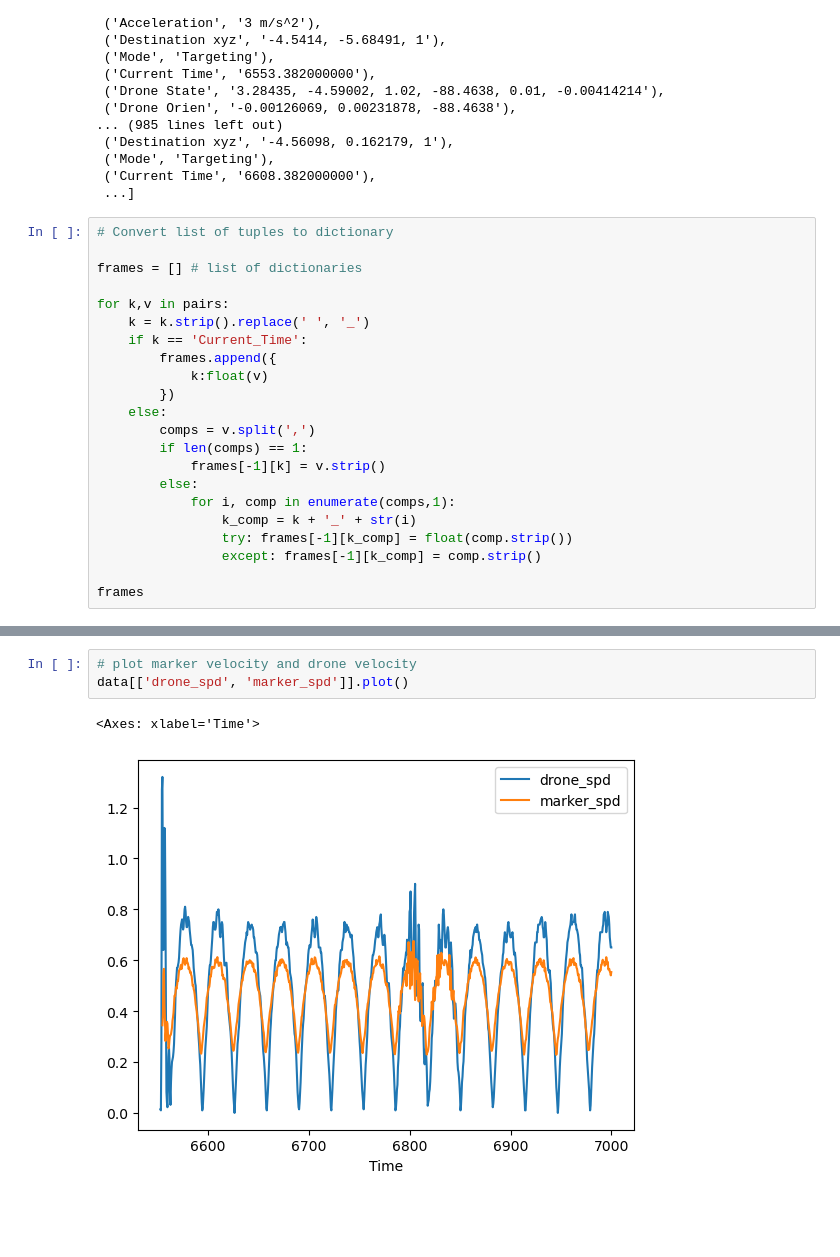
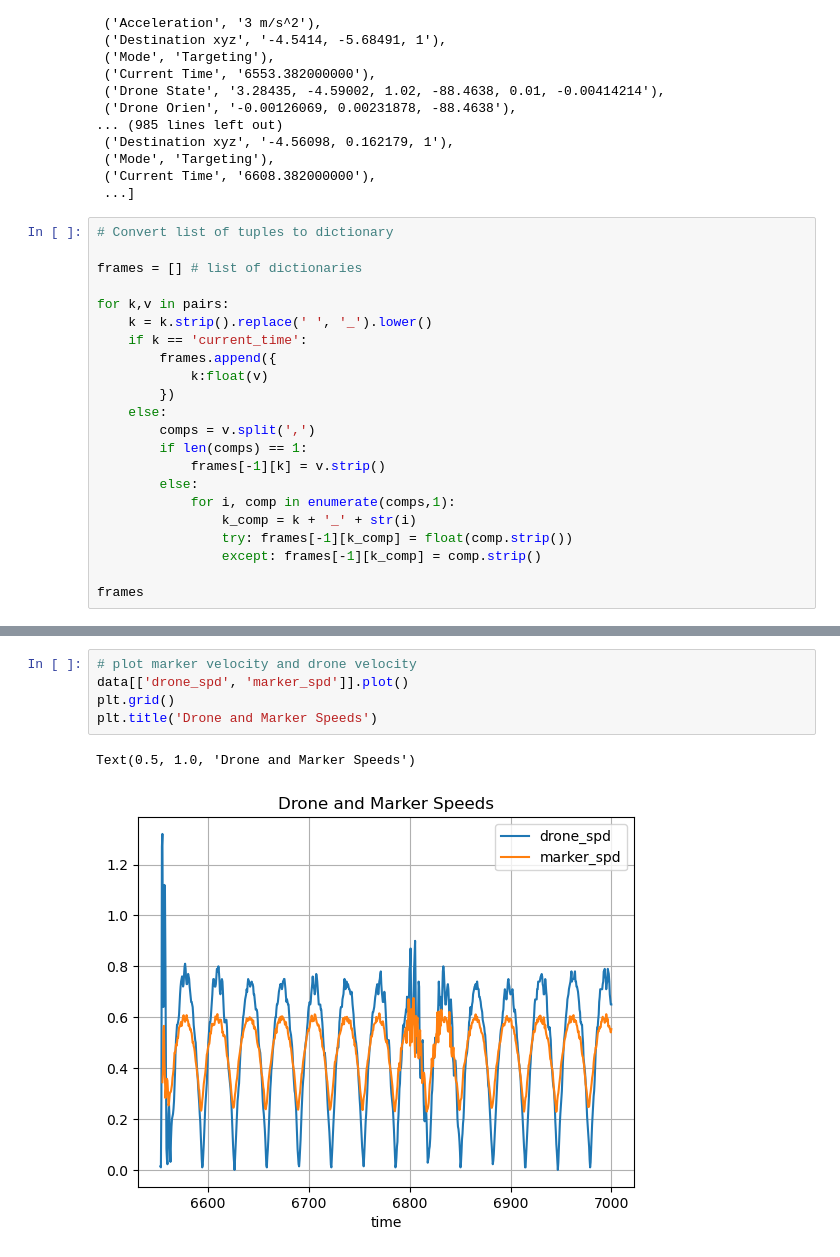
Before and after one commit to qphan02/RTX-Competition-UAV-data-analysis, a Jupyter notebook: flight_analysis.ipynb, the cells around one changed output, grey strips where cells are left out. Saved outputs shown, nothing was run; the diff lists cells and outputs as text; blank space fills up the shorter version.

Commit message:
added some graphs

```diff
--- a/flight_analysis.ipynb
+++ b/flight_analysis.ipynb
@@ -103,8 +104,8 @@ pairs
 frames = [] # list of dictionaries
 
 for k,v in pairs:
-    k = k.strip().replace(' ', '_')
-    if k == 'Current_Time':
+    k = k.strip().replace(' ', '_').lower()
+    if k == 'current_time':
         frames.append({
             k:float(v)
         })
@@ -225,6 +229,8 @@ data['marker_x'].plot()
 # %%
 # plot marker velocity and drone velocity
 data[['drone_spd', 'marker_spd']].plot()
+plt.grid()
+plt.title('Drone and Marker Speeds')
 # %% [output]
-<Axes: xlabel='Time'>
+Text(0.5, 1.0, 'Drone and Marker Speeds')
-[figure, old version]
+[figure, new version]
```
Also changed, not shown: parts of 11 cells of this notebook.
